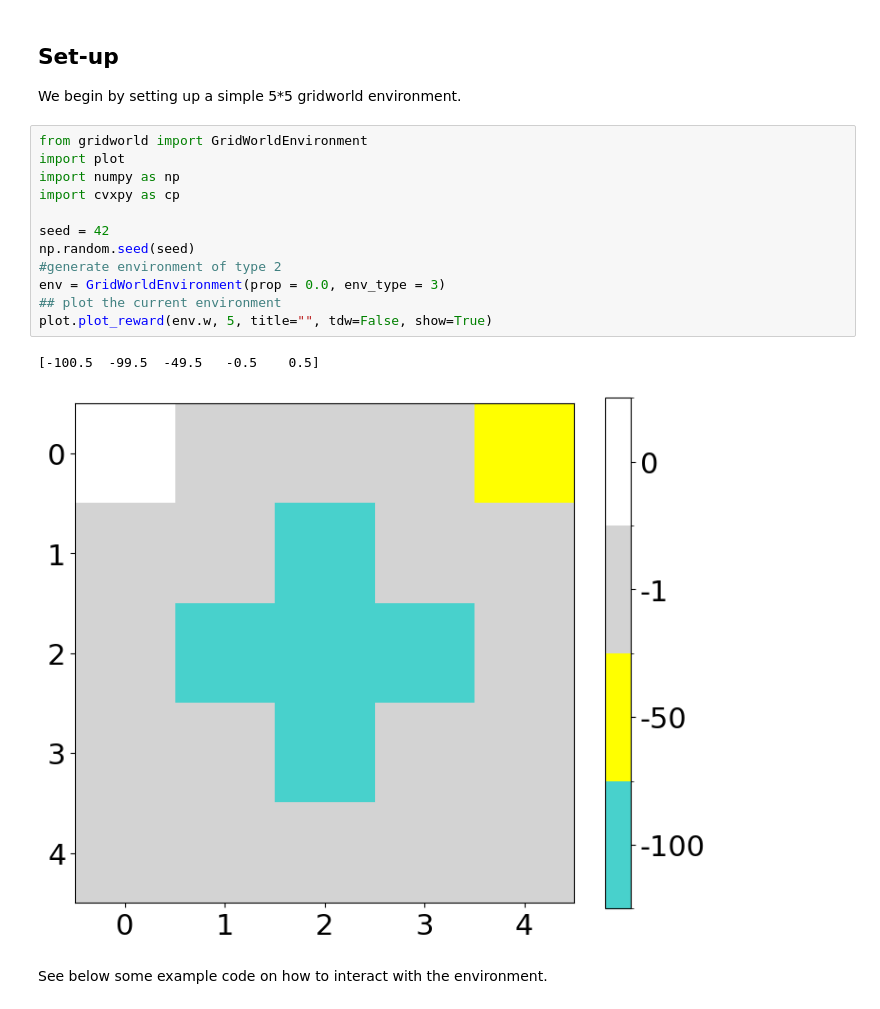
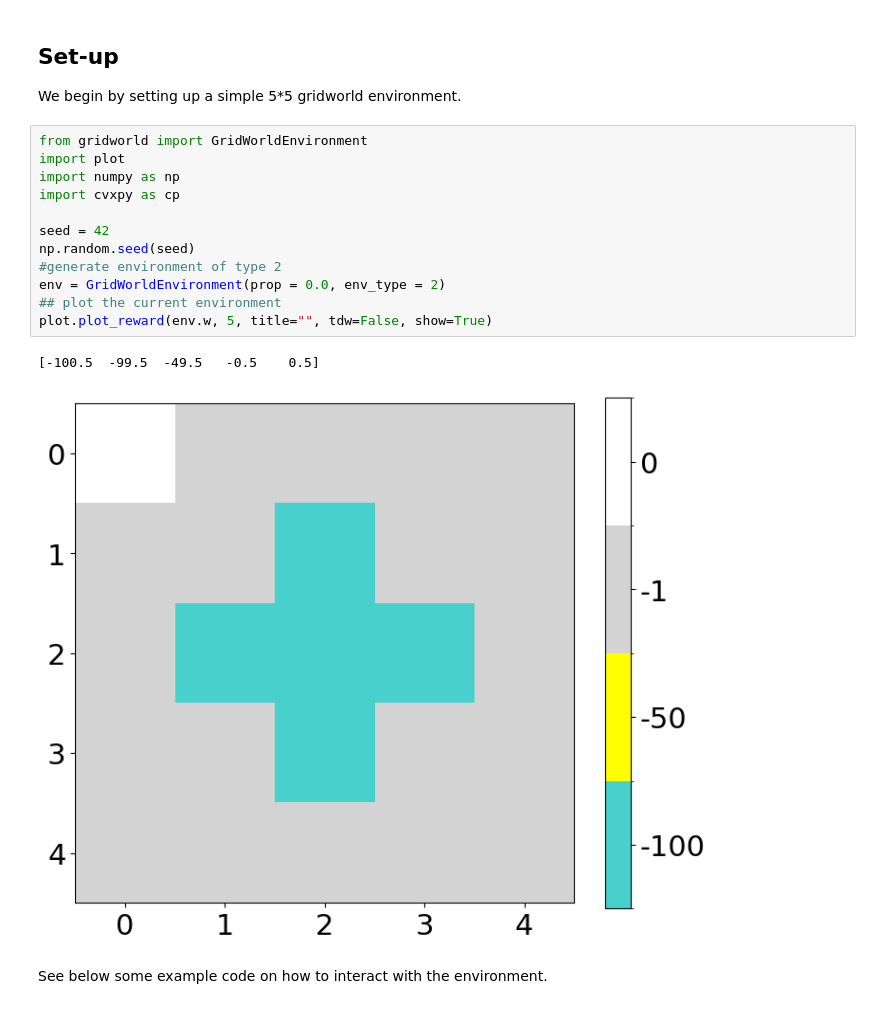
Before and after one commit to dcsteinhauser/forl_assignment3, a Jupyter notebook: forl-assignment3.ipynb, the cells around one changed output. Drawn from its saved outputs; the diff is of its cells as text.

```diff
--- a/forl-assignment3.ipynb
+++ b/forl-assignment3.ipynb
@@ -737,18 +737,18 @@ We begin by setting up a simple 5*5 gridworld environment.
 # %%
 from gridworld import GridWorldEnvironment
 import plot
 import numpy as np
 import cvxpy as cp
 
 seed = 42
 np.random.seed(seed)
 #generate environment of type 2
-env = GridWorldEnvironment(prop = 0.0, env_type = 3)
+env = GridWorldEnvironment(prop = 0.0, env_type = 2)
 ## plot the current environment
 plot.plot_reward(env.w, 5, title="", tdw=False, show=True)
 # %% [output]
 [-100.5  -99.5  -49.5   -0.5    0.5]
-[figure, old version]
+[figure, new version]
 # %% [markdown]
 See below some example code on how to interact with the environment.
 # %%
```
Also changed, not shown: parts of 10 cells of this notebook.
